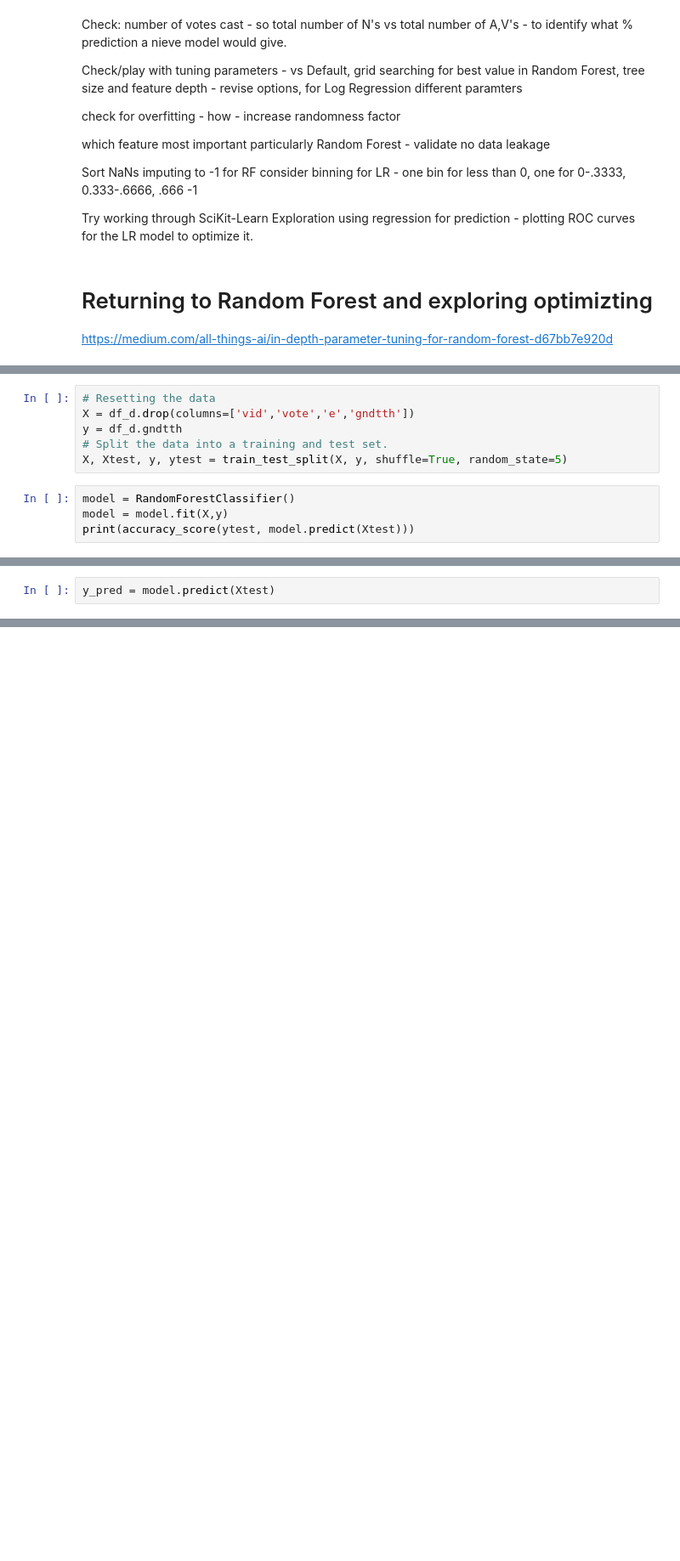
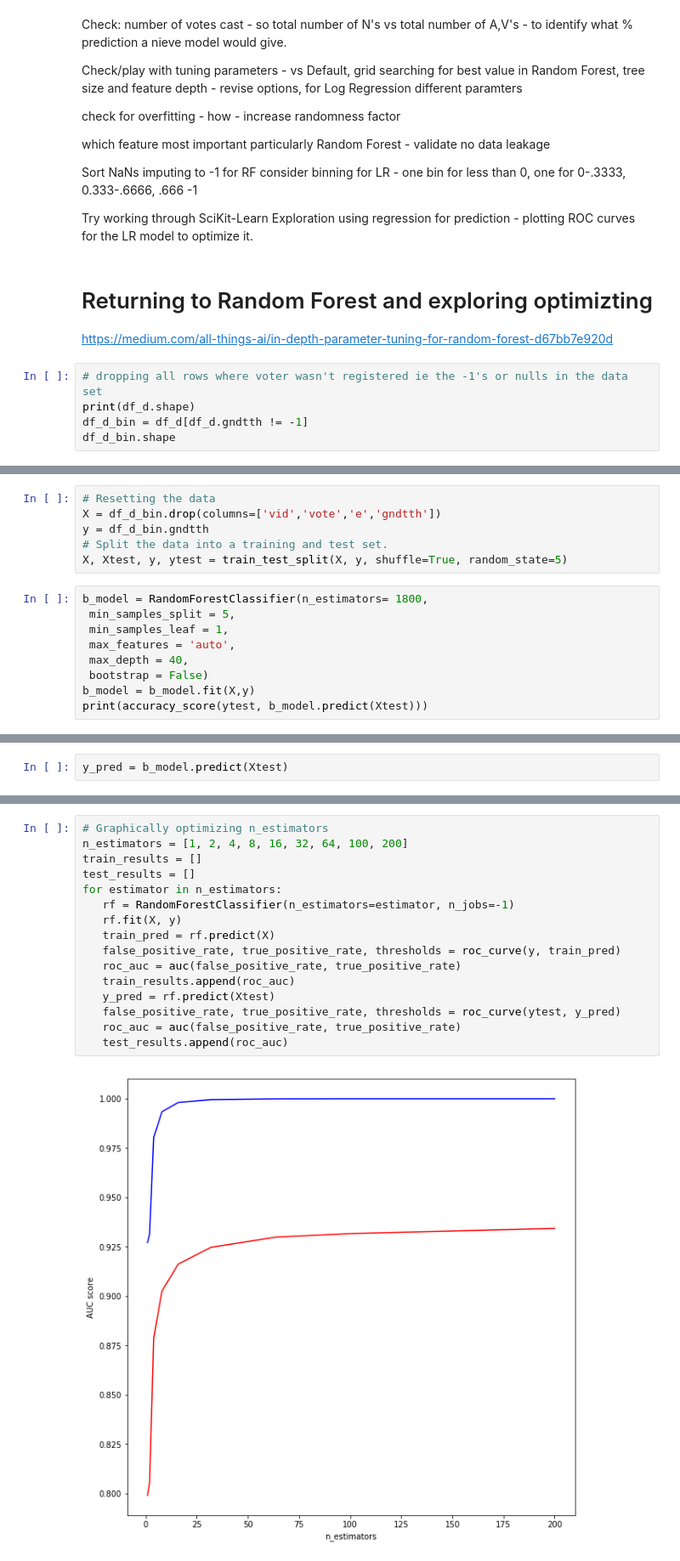
Before and after one commit to alsnkline/LocalVoters, a Jupyter notebook: 18_Modeling_working.ipynb, the cells around one changed output, grey strips where cells are left out. Shown: that part at 85% size. Cells and saved outputs as stored; diff of their text form; blank space fills up the shorter version.

Commit message:
Update 18_Modeling_working.ipynb
Curves exploring parameter optomization

```diff
--- a/18_Modeling_working.ipynb
+++ b/18_Modeling_working.ipynb
@@ -529,3 +556,8 @@ Try working through SciKit-Learn Exploration using regression for prediction  -
 # %% [markdown]
 # Returning to Random Forest and exploring optimizting
 https://medium.com/all-things-ai/in-depth-parameter-tuning-for-random-forest-d67bb7e920d
+# %%
+# dropping all rows where voter wasn't registered ie the -1's or nulls in the data set
+print(df_d.shape)
+df_d_bin = df_d[df_d.gndtth != -1]
+df_d_bin.shape
@@ -532,11 +567,16 @@ https://medium.com/all-things-ai/in-depth-parameter-tuning-for-random-forest-d67
 # %%
 # Resetting the data
-X = df_d.drop(columns=['vid','vote','e','gndtth'])
-y = df_d.gndtth
+X = df_d_bin.drop(columns=['vid','vote','e','gndtth'])
+y = df_d_bin.gndtth
 # Split the data into a training and test set.
 X, Xtest, y, ytest = train_test_split(X, y, shuffle=True, random_state=5)
 # %%
-model = RandomForestClassifier()
-model = model.fit(X,y)
-print(accuracy_score(ytest, model.predict(Xtest)))
+b_model = RandomForestClassifier(n_estimators= 1800,
+ min_samples_split = 5,
+ min_samples_leaf = 1,
+ max_features = 'auto',
+ max_depth = 40,
+ bootstrap = False)
+b_model = b_model.fit(X,y)
+print(accuracy_score(ytest, b_model.predict(Xtest)))
 # %% [output]
@@ -554,5 +594,5 @@ RandomForestClassifier(bootstrap=True, class_weight=None, criterion='gini',
 # %%
-y_pred = model.predict(Xtest)
+y_pred = b_model.predict(Xtest)
 # %%
 from sklearn.metrics import roc_curve, auc
 false_positive_rate, true_positive_rate, thresholds = roc_curve(ytest, y_pred)
@@ -562,0 +603,18 @@ ValueError: Data is not binary and pos_label is not specified
+# %%
+# Graphically optimizing n_estimators
+n_estimators = [1, 2, 4, 8, 16, 32, 64, 100, 200]
+train_results = []
+test_results = []
+for estimator in n_estimators:
+   rf = RandomForestClassifier(n_estimators=estimator, n_jobs=-1)
+   rf.fit(X, y)
+   train_pred = rf.predict(X)
+   false_positive_rate, true_positive_rate, thresholds = roc_curve(y, train_pred)
+   roc_auc = auc(false_positive_rate, true_positive_rate)
+   train_results.append(roc_auc)
+   y_pred = rf.predict(Xtest)
+   false_positive_rate, true_positive_rate, thresholds = roc_curve(ytest, y_pred)
+   roc_auc = auc(false_positive_rate, true_positive_rate)
+   test_results.append(roc_auc)
+# %% [output]
+[figure, added]
```
Also changed, not shown: parts of 15 cells of this notebook.
